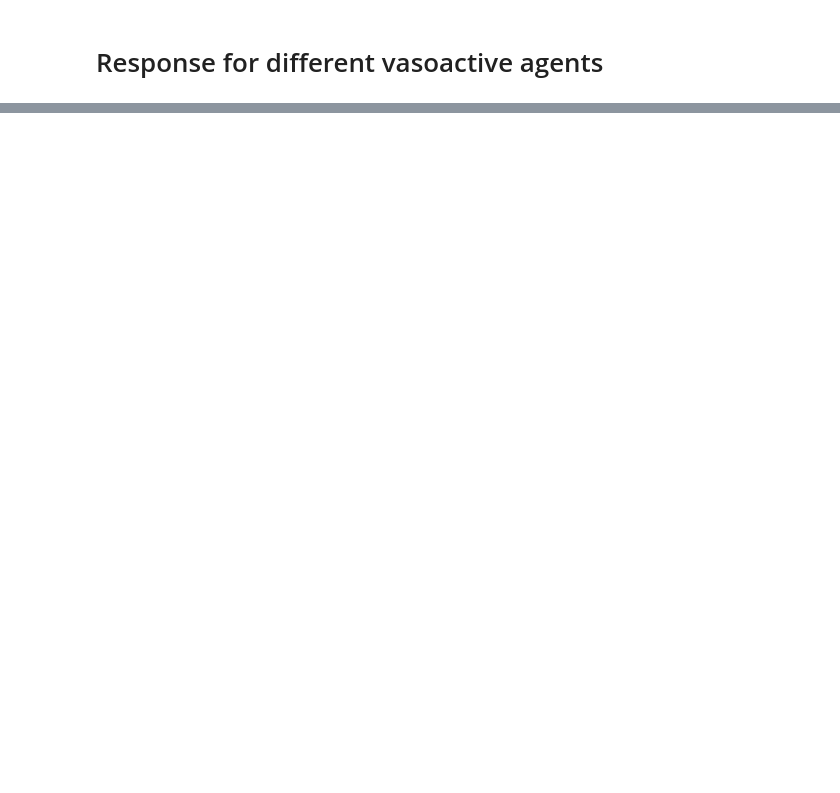
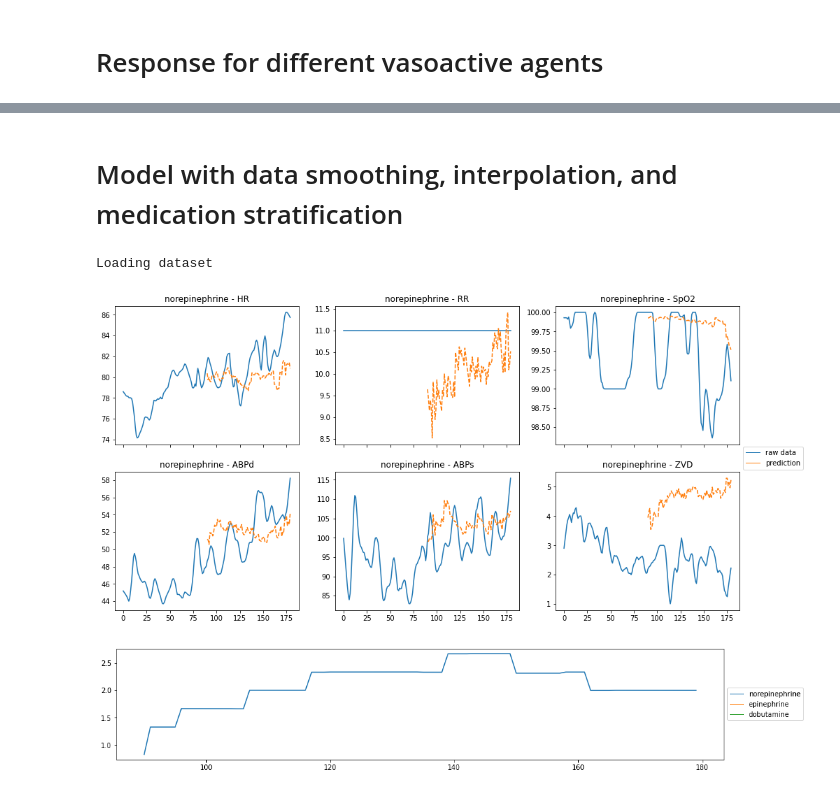
Before and after one commit to KaiWU17TUM/AnomalyDetectionWithPatientStateSpace, a Jupyter notebook: notebooks/EVAL_vital_response_to_med.ipynb, the cells around one changed output, grey strips where cells are left out. Saved outputs shown, nothing was run; the diff lists cells and outputs as text; code cells hidden in the pictures; blank space fills up the shorter version.

```diff
--- a/notebooks/EVAL_vital_response_to_med.ipynb
+++ b/notebooks/EVAL_vital_response_to_med.ipynb
@@ -19,7 +19,8 @@ os.chdir('/home/kai/DigitalICU/Experiments/HIRID-PatientStateSpace/')
 
 from utils.config_dataset import *
 from utils.ClassDataset import MergedDataset
-from utils.ClassSOM import SOM_PRED
+from utils.ClassSOM import VASO_PHYSIO_PRED, VASO_PHYSIO_PRED_MONO
+from utils.data_io import load_train_test_dataset
 
 RANDOMSEED = 2024
 torch.manual_seed(RANDOMSEED)
@@ -32,3 +33,14 @@ def mae_loss(x_, x, los=False):
         mask_valid = np.where(x!=-1)
         loss = np.mean(np.abs(x[mask_valid] - x_[mask_valid]))
     return loss
+
+norm_params = pickle.load(open('processed-merge/norm_params_vasopressor.p', 'rb'))
+
+def de_norm(data, col, norm_params=norm_params):
+    norm_min = norm_params[col].loc['0.1%']
+    norm_max = norm_params[col].loc['99.9%']
+    data_ = data * (norm_max - norm_min) + norm_min
+    return data_
+
+selected_physio = ['HR', 'RR', 'SpO2', 'ABPd', 'ABPm', 'ABPs', 'ZVD']
+selected_med = ['norepinephrine', 'epinephrine', 'dobutamine']
@@ -262,0 +527,56 @@ check
+# %% [markdown]
+# Model with data smoothing, interpolation, and medication stratification
+# %%
+model_path = 'models/VASO_PHYSIO_PRED/CNN-196hidden-8som-3r-0.1dropout-8-0.0005/version_5/'
+model_file = os.path.join(model_path, "epoch44-val_loss_pred0.05552.ckpt")
+config_file = os.path.join(model_path, "model_config.p")
+config = pickle.load(open(config_file, 'rb'))
+
+device = 'cuda'
+
+DATA = load_train_test_dataset(
+        batchsize=config['batchsize'],
+        sample_dict_file='sample_dict_vasopressor_filtered70.p',
+        RANDOMSEED=RANDOMSEED, norm=True, smooth=True, interpolate=True)
+pid_valid = DATA['pid_valid']
+norm_params = DATA['norm_params']
+norm_params_info = DATA['norm_params_info']
+patient_info = DATA['patient_info']
+dataset_train = DATA['dataset_train']
+dataset_val = DATA['dataset_val']
+dataset_test = DATA['dataset_test']
+loader_train = DATA['loader_train']
+loader_val = DATA['loader_val']
+loader_test = DATA['loader_test']
+del DATA
+
+# Train model
+
+
+model = VASO_PHYSIO_PRED.load_from_checkpoint(checkpoint_path=model_file, config=config)
+model.to(device)
+model.eval()
+
+X_reconstructed = []
+X_pred = []
+for X in tqdm(loader_test):
+    for k in X:
+        if type(X[k]) is dict:
+            for j in X[k]:
+                X[k][j] = X[k][j].to(device)
+        else:
+            X[k] = X[k].to(device)
+    X_, X_next = model(X)
+    X_reconstructed.append(X_.cpu().detach().numpy())
+    X_pred.append(X_next.cpu().detach().numpy())
+
+X_reconstructed = np.concatenate(X_reconstructed, axis=0)
+X_pred = np.concatenate(X_pred, axis=0)
+# %% [output]
+Loading dataset
+# %%
+# plot_vital_pred(333)
+plot_vital_pred(333)
+# %% [output]
+[figure, added]
+[figure, added]
```
Also changed, not shown: parts of 46 cells of this notebook, 24 other files.
